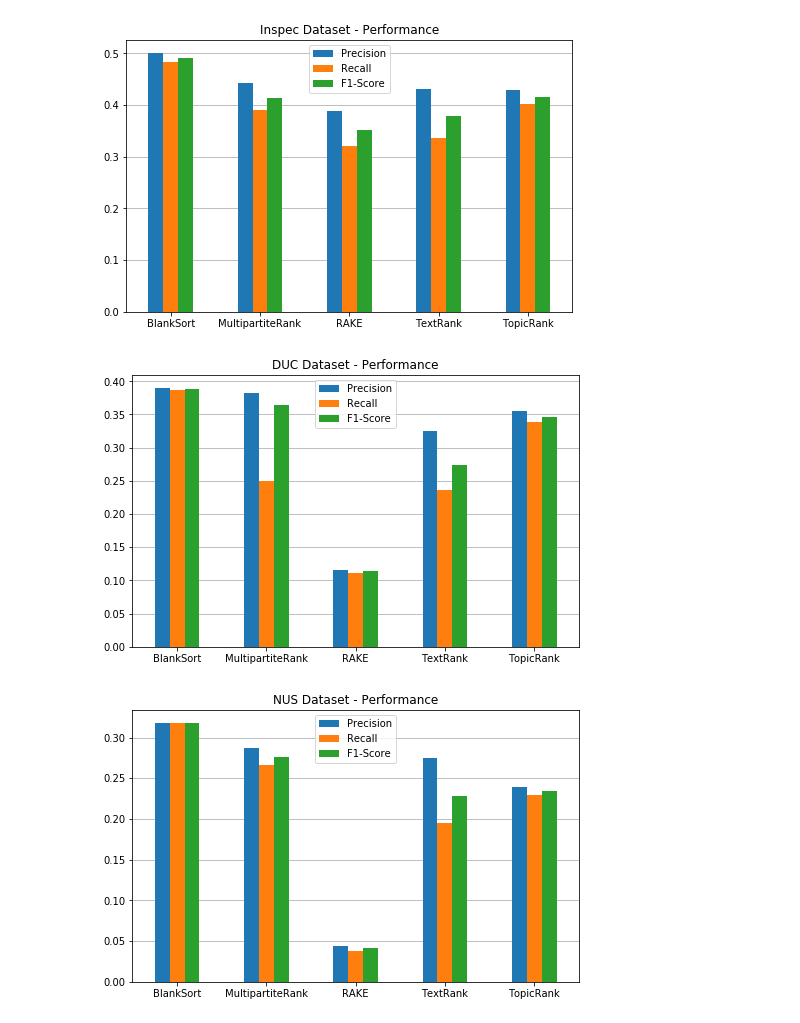
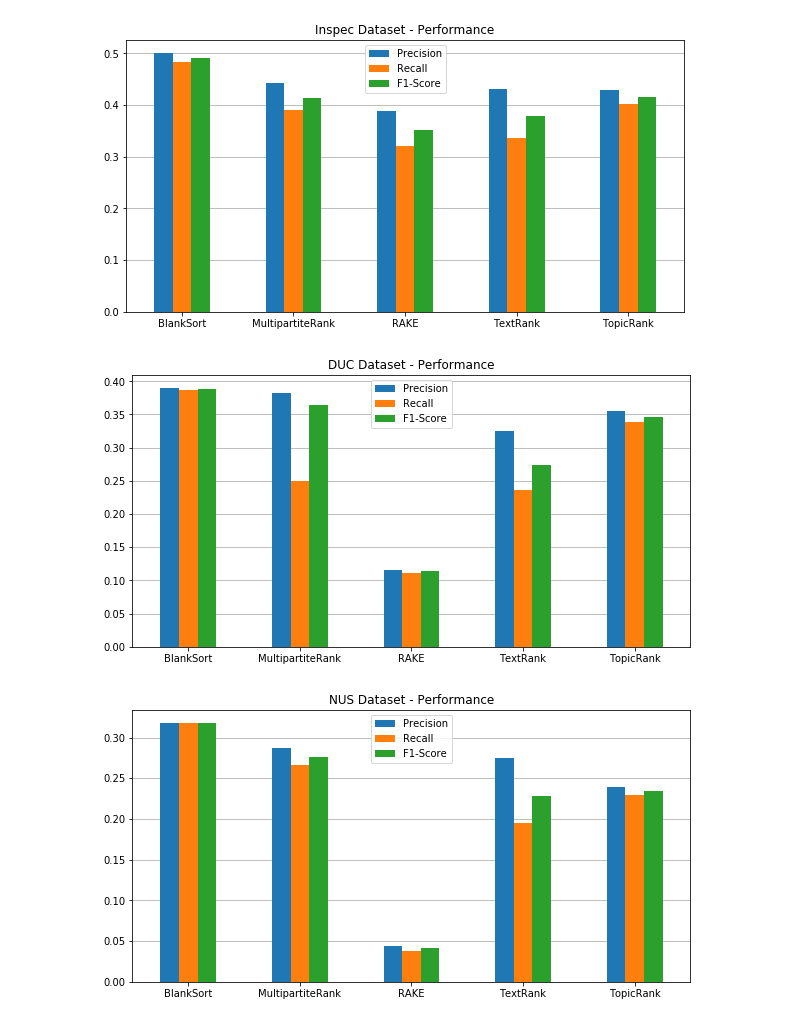
Before and after one commit to KentoNishi/BlankSort-Prototypes, a Jupyter notebook: utils/graphs.ipynb, the cells around one changed output. Cells and saved outputs as stored; diff of their text form; code cells hidden in the pictures.

Commit message:
Updated aspect ratios of charts

```diff
--- a/utils/graphs.ipynb
+++ b/utils/graphs.ipynb
@@ -28,20 +28,20 @@ datasets=["Inspec", "DUC", "NUS"]
 # %%
 for i in range(3):
     subdata=data[i]
     metrics=[item[:3] for item in subdata]
     X = ['BlankSort','MultipartiteRank','RAKE','TextRank','TopicRank']
-    fig, ax = subplots(figsize=(8,5))
+    fig, ax = subplots(figsize=(10,5))
     df = pd.DataFrame(metrics, index=X)
     df.plot.bar(rot=0,ax=ax, width=0.5,title=datasets[i]+" Dataset - Performance")
     ax.legend(["Precision", "Recall","F1-Score"],loc="upper center")
     ax.yaxis.grid()
     ax.set_axisbelow(True)
     fig.show()
     fig.savefig("C:\\Users\\kento\\Documents\\GitHub\\BlankSort-Prototypes\\images\\charts\\"+datasets[i]+"Performance.svg",format="svg")
 # %% [output]
-[figure, old version]
+[figure, new version]
-[figure, old version]
+[figure, new version]
-[figure, old version]
+[figure, new version]
 # %%
 for i in range(3):
     subdata=data[i]
```
Also changed, not shown: parts of 1 cell of this notebook, 8 other files.
